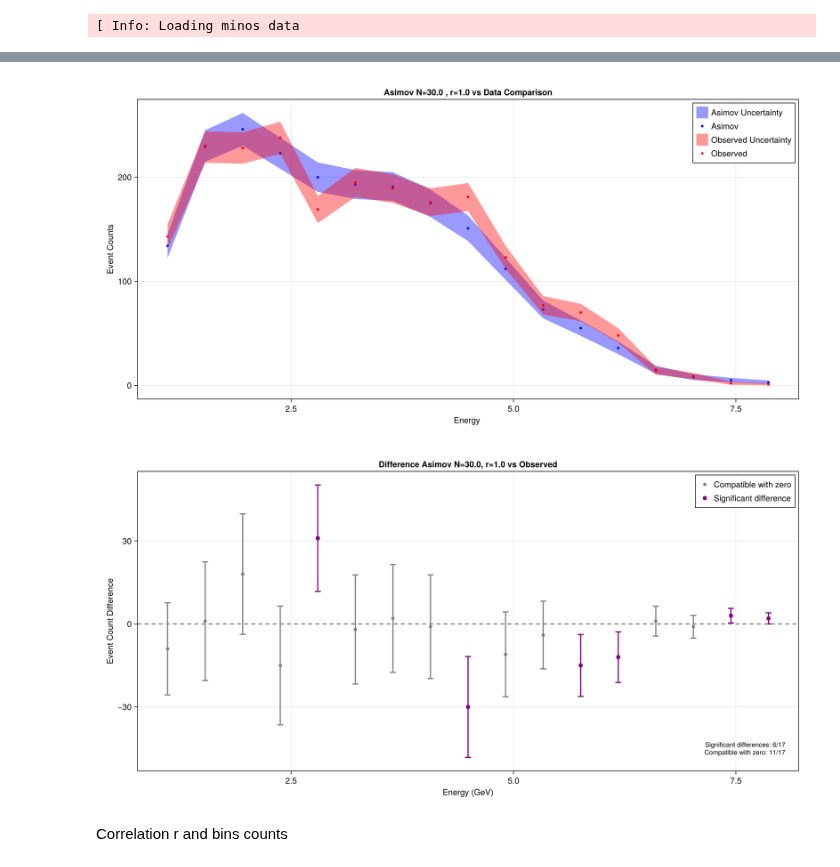
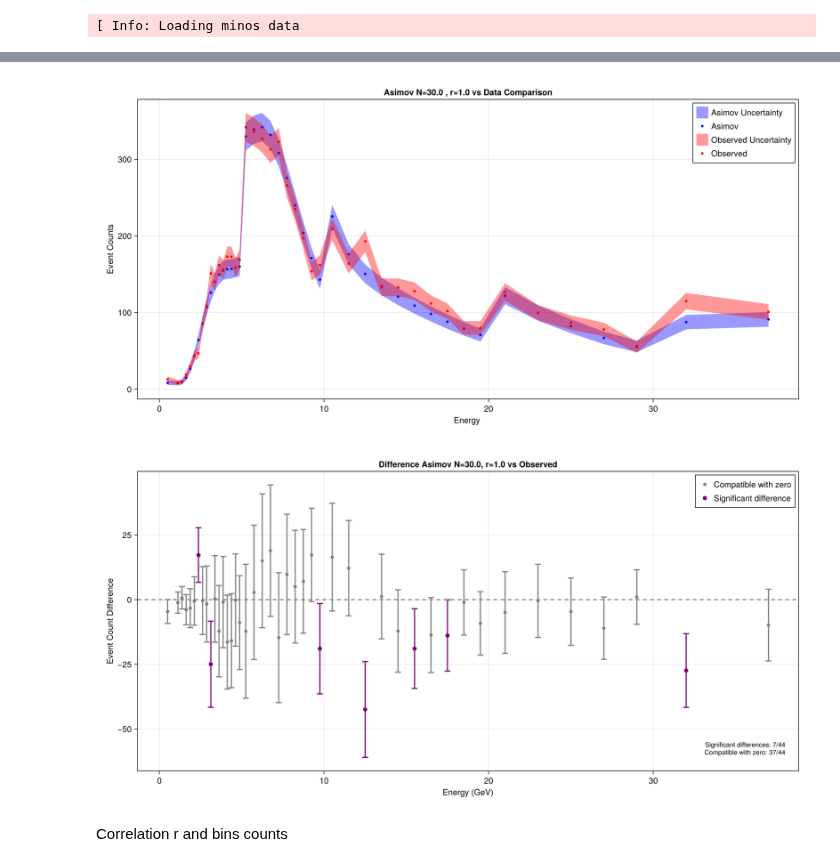
Before and after one commit to philippeller/Newtrinos.jl, a Jupyter notebook: new_sensitivity.ipynb, the cells around one changed output, grey strips where cells are left out. Drawn from its saved outputs; the diff is of its cells as text; code cells hidden in the pictures.

```diff
--- a/new_sensitivity.ipynb
+++ b/new_sensitivity.ipynb
@@ -42,4 +42,5 @@ p = Newtrinos.get_params(experiments)
 # %%
 asimov_data= Newtrinos.generate_asimov_data(experiments.minos, p)
+asimov_data=asimov_data.CC
 # %% [output]
 [ Info: Not Poisson-based model. Returning std floating-point Asimov data.
@@ -47,3 +64,3 @@ asimov_data= Newtrinos.generate_asimov_data(experiments.minos, p)
 # %%
-observed_data= experiments.minos.assets.observed
+observed_data= experiments.minos.assets.observed.CC
 # %% [output]
@@ -51,4 +84,4 @@ observed_data= experiments.minos.assets.observed
 # %%
-poisson_err_as=(poisson_err_ascc=sqrt.(asimov_data.CC), poisson_err_asnc=sqrt.(asimov_data.NC))
-poisson_err_ob=(poisson_err_obcc=sqrt.(observed_data.CC), poisson_err_obnc=sqrt.(observed_data.NC))
+poisson_err_as=sqrt.(asimov_data)
+poisson_err_ob=sqrt.(observed_data)
 # %% [output]
@@ -56,5 +105,6 @@ poisson_err_ob=(poisson_err_obcc=sqrt.(observed_data.CC), poisson_err_obnc=sqrt.
 # %%
 using CairoMakie
 # %%
-energy= experiments.minos.assets.ch_data["FD"*String(NC)].bin_edges
+energy_bins= experiments.minos.assets.ch_data["FD"*String("CC")].bin_edges
+energy = 0.5 .* (energy_bins[1:end-1] .+ energy_bins[2:end])
 # %% [output]
@@ -98,7 +163,7 @@ ax.ygridcolor = (:black, 0.1)
 
 # Show the plot
 display(fig)
-save("/home/sofialon/Newtrinos.jl/aug_plots/minos/minos_sensitivity_NNM_$N _$r.png", fig)
+save("/home/sofialon/Newtrinos.jl/aug_plots/minos/minos_sensitivity_NND_$N _$r.png", fig)
 
 # %%
 difference = asimov_data .- observed_data
@@ -179,36 +244,36 @@ ax.ygridcolor = (:black, 0.1)
 # Calculate summary statistics
 n_significant = sum(not_compatible_with_zero)
 n_total = length(difference)
 
 # Get axis limits to position text box
 xlims = ax.finallimits[].widths[1]
 ylims = ax.finallimits[].widths[2]
 
 
 
 summary_text = "Significant differences: $n_significant/$n_total\nCompatible with zero: $(n_total - n_significant)/$n_total"
 
 # Re-add the text on top of the rectangle
 text!(ax, 0.98, 0.05, text = summary_text,
       align = (:right, :bottom),
       space = :relative,
       fontsize = 11,
       color = :black)
 
 # Add grid
 ax.xgridvisible = true
 ax.ygridvisible = true
 ax.xgridcolor = (:black, 0.1)
 ax.ygridcolor = (:black, 0.1)
 
 
 
 display(fig)
 
-save("/home/sofialon/Newtrinos.jl/aug_plots/minos/minos_sensitivity_res_NNM_$N _$r.png", fig)
+save("/home/sofialon/Newtrinos.jl/aug_plots/minos/minos_sensitivity_res_NND_$N _$r.png", fig)
 # %% [output]
-[figure, old version]
+[figure, new version]
-[figure, old version]
+[figure, new version]
 # %% [markdown]
 Correlation r and bins counts
 # %%
```
Also changed, not shown: parts of 8 cells of this notebook, 22 other files.
